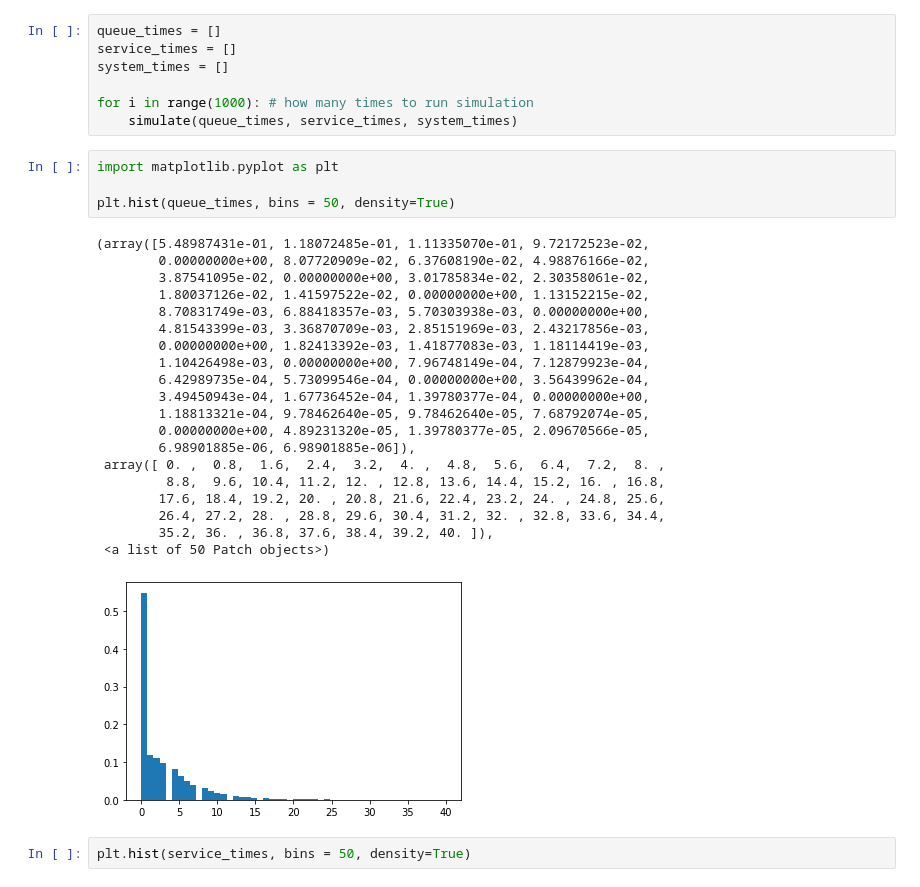
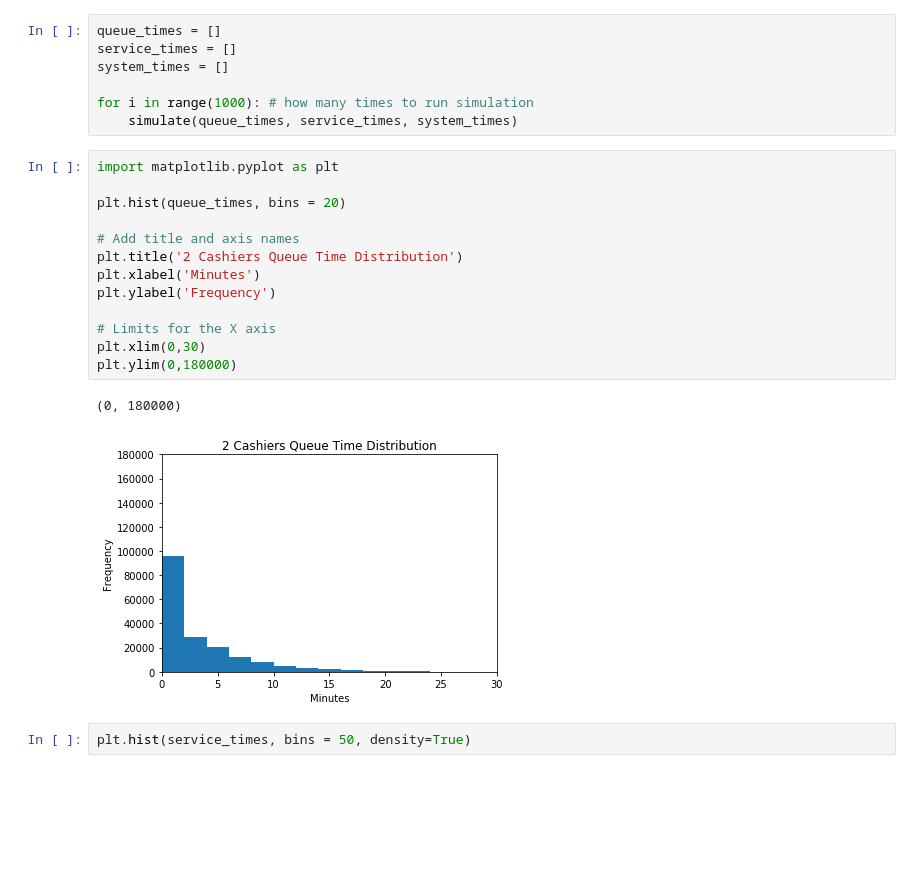
Before and after one commit to eduardogomezvidela/Queueing-Simulation, a Jupyter notebook: LBA Queueing Simulation - 2 Cashiers.ipynb, the cells around one changed output. Drawn from its saved outputs; the diff is of its cells as text; blank space fills up the shorter version.

```diff
--- a/LBA Queueing Simulation - 2 Cashiers.ipynb
+++ b/LBA Queueing Simulation - 2 Cashiers.ipynb
@@ -76,31 +76,22 @@ system_times = []
 
 for i in range(1000): # how many times to run simulation
     simulate(queue_times, service_times, system_times)
-# %%
-import matplotlib.pyplot as plt
-
-plt.hist(queue_times, bins = 50, density=True)
-# %% [output]
-(array([5.48987431e-01, 1.18072485e-01, 1.11335070e-01, 9.72172523e-02,
-        0.00000000e+00, 8.07720909e-02, 6.37608190e-02, 4.98876166e-02,
-        3.87541095e-02, 0.00000000e+00, 3.01785834e-02, 2.30358061e-02,
-        1.80037126e-02, 1.41597522e-02, 0.00000000e+00, 1.13152215e-02,
-        8.70831749e-03, 6.88418357e-03, 5.70303938e-03, 0.00000000e+00,
-        4.81543399e-03, 3.36870709e-03, 2.85151969e-03, 2.43217856e-03,
-        0.00000000e+00, 1.82413392e-03, 1.41877083e-03, 1.18114419e-03,
-        1.10426498e-03, 0.00000000e+00, 7.96748149e-04, 7.12879923e-04,
-        6.42989735e-04, 5.73099546e-04, 0.00000000e+00, 3.56439962e-04,
-        3.49450943e-04, 1.67736452e-04, 1.39780377e-04, 0.00000000e+00,
-        1.18813321e-04, 9.78462640e-05, 9.78462640e-05, 7.68792074e-05,
-        0.00000000e+00, 4.89231320e-05, 1.39780377e-05, 2.09670566e-05,
-        6.98901885e-06, 6.98901885e-06]),
- array([ 0. ,  0.8,  1.6,  2.4,  3.2,  4. ,  4.8,  5.6,  6.4,  7.2,  8. ,
-         8.8,  9.6, 10.4, 11.2, 12. , 12.8, 13.6, 14.4, 15.2, 16. , 16.8,
-        17.6, 18.4, 19.2, 20. , 20.8, 21.6, 22.4, 23.2, 24. , 24.8, 25.6,
-        26.4, 27.2, 28. , 28.8, 29.6, 30.4, 31.2, 32. , 32.8, 33.6, 34.4,
-        35.2, 36. , 36.8, 37.6, 38.4, 39.2, 40. ]),
- <a list of 50 Patch objects>)
-[figure, removed]
+# %%
+import matplotlib.pyplot as plt
+
+plt.hist(queue_times, bins = 20)
+
+# Add title and axis names
+plt.title('2 Cashiers Queue Time Distribution')
+plt.xlabel('Minutes')
+plt.ylabel('Frequency')
+
+# Limits for the X axis
+plt.xlim(0,30)
+plt.ylim(0,180000)
+# %% [output]
+(0, 180000)
+[figure, added]
 # %%
 plt.hist(service_times, bins = 50, density=True)
 # %% [output]
```
Also changed, not shown: parts of 2 cells of this notebook, 2 other files.
